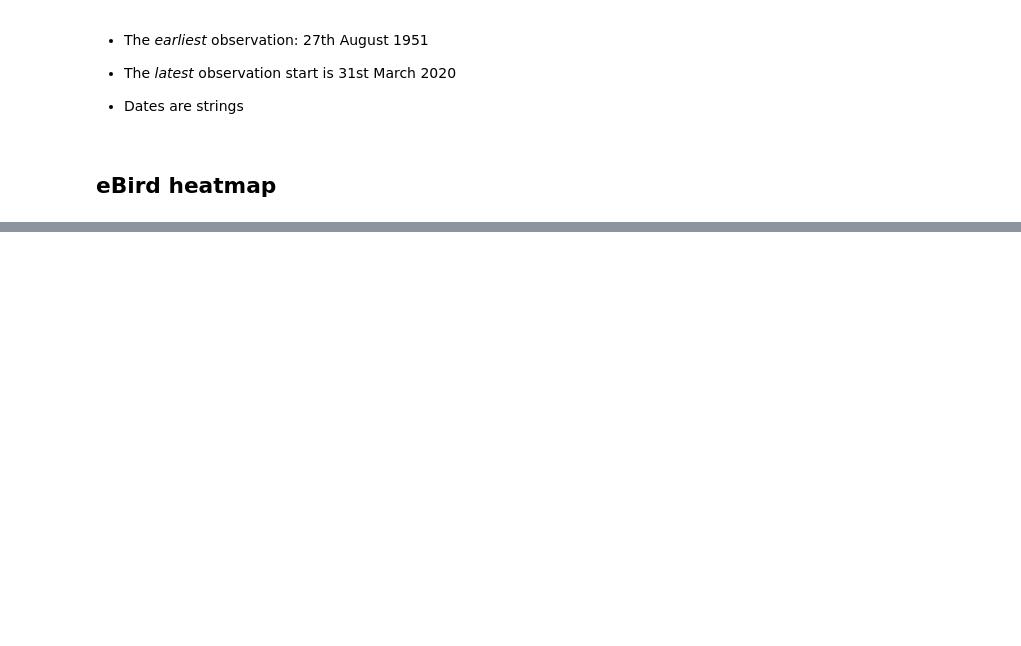
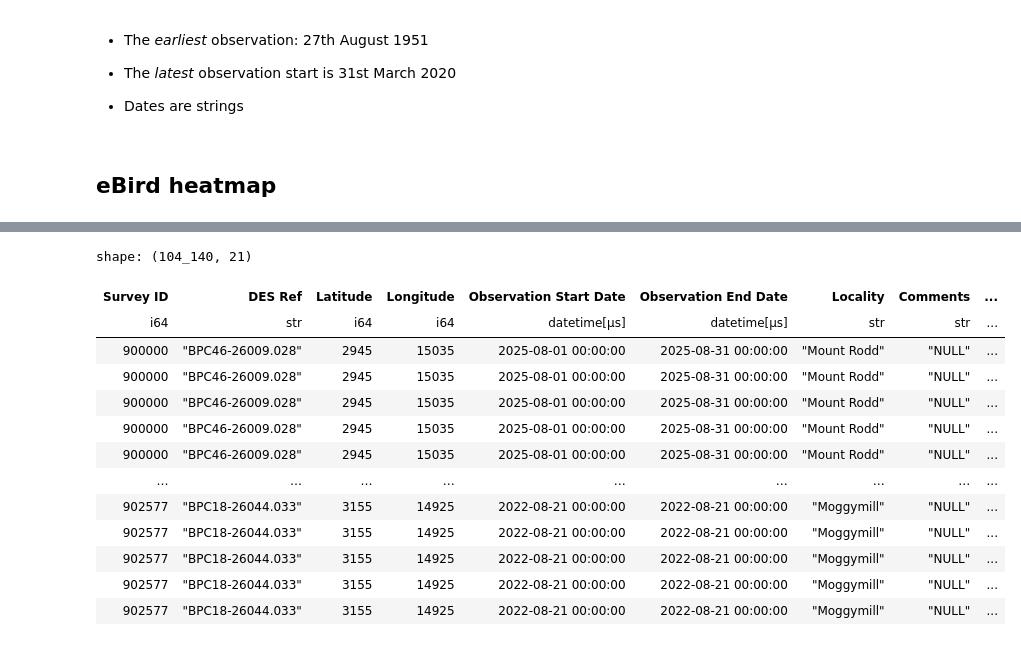
Before and after one commit to Rageon787/my-nswba-work, a Jupyter notebook: birds_python.ipynb, the cells around one changed output, grey strips where cells are left out. Saved outputs shown, nothing was run; the diff lists cells and outputs as text; code cells hidden in the pictures; blank space fills up the shorter version.

Commit message:
Imported DES data into my python notebook and fixed coordinates

```diff
--- a/birds_python.ipynb
+++ b/birds_python.ipynb
@@ -123,0 +258,24 @@ datetime.timedelta(0)
+# %%
+# Reading DES data: only the first sheet of the spreadsheet
+# engine="openpyxl" because polars' default Excel reader (fastexcel) isn't installed
+des = pl.read_excel(
+    "data/des.xlsx",
+    sheet_name="DES_Backlog_Format",
+    engine="openpyxl",
+)
+des
+# %% [output]
+shape: (104_140, 21)
+| Survey ID | DES Ref | Latitude | Longitude | Observation Start Date | Observation End Date | Locality | Comments | ... |
+| i64 | str | i64 | i64 | datetime[μs] | datetime[μs] | str | str | ... |
+| 900000 | "BPC46-26009.028" | 2945 | 15035 | 2025-08-01 00:00:00 | 2025-08-31 00:00:00 | "Mount Rodd" | "NULL" | ... |
+| 900000 | "BPC46-26009.028" | 2945 | 15035 | 2025-08-01 00:00:00 | 2025-08-31 00:00:00 | "Mount Rodd" | "NULL" | ... |
+| 900000 | "BPC46-26009.028" | 2945 | 15035 | 2025-08-01 00:00:00 | 2025-08-31 00:00:00 | "Mount Rodd" | "NULL" | ... |
+| 900000 | "BPC46-26009.028" | 2945 | 15035 | 2025-08-01 00:00:00 | 2025-08-31 00:00:00 | "Mount Rodd" | "NULL" | ... |
+| 900000 | "BPC46-26009.028" | 2945 | 15035 | 2025-08-01 00:00:00 | 2025-08-31 00:00:00 | "Mount Rodd" | "NULL" | ... |
+| … | … | … | … | … | … | … | … | ... |
+| 902577 | "BPC18-26044.033" | 3155 | 14925 | 2022-08-21 00:00:00 | 2022-08-21 00:00:00 | "Moggymill" | "NULL" | ... |
+| 902577 | "BPC18-26044.033" | 3155 | 14925 | 2022-08-21 00:00:00 | 2022-08-21 00:00:00 | "Moggymill" | "NULL" | ... |
+| 902577 | "BPC18-26044.033" | 3155 | 14925 | 2022-08-21 00:00:00 | 2022-08-21 00:00:00 | "Moggymill" | "NULL" | ... |
+| 902577 | "BPC18-26044.033" | 3155 | 14925 | 2022-08-21 00:00:00 | 2022-08-21 00:00:00 | "Moggymill" | "NULL" | ... |
+| 902577 | "BPC18-26044.033" | 3155 | 14925 | 2022-08-21 00:00:00 | 2022-08-21 00:00:00 | "Moggymill" | "NULL" | ... |
```
Also changed, not shown: parts of 7 cells of this notebook, 1 other file.
